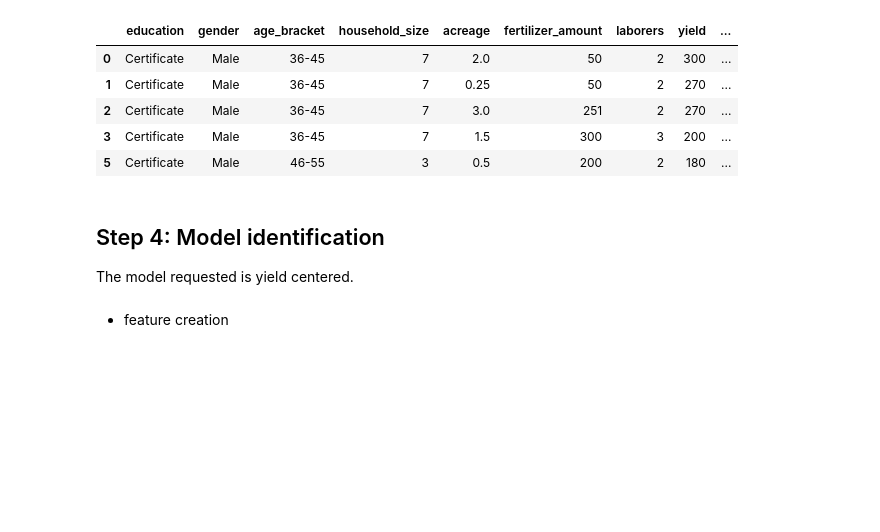
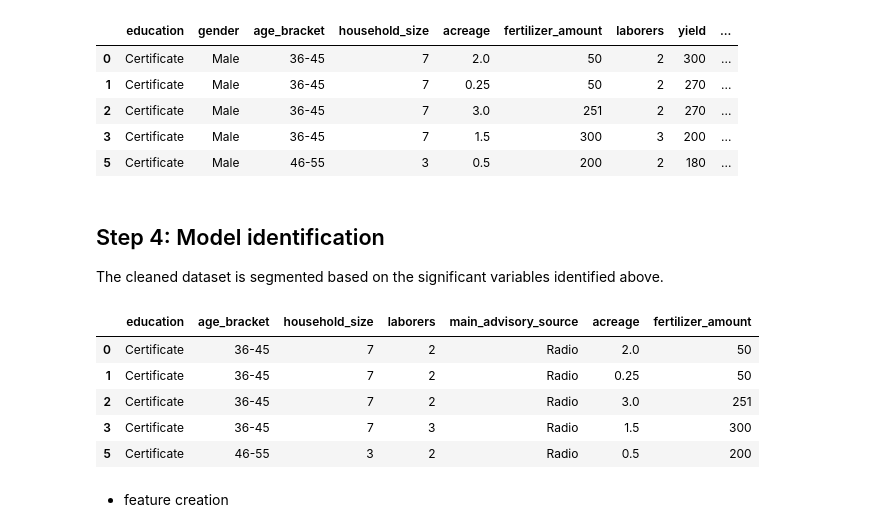
Before and after one commit to bizzaccelerator/midterm-project-mlzoomcamp, a Jupyter notebook: notebook.ipynb, the cells around one changed output. Drawn from its saved outputs; the diff is of its cells as text; code cells hidden in the pictures; blank space fills up the shorter version.

Commit message:
Model identification started.

```diff
--- a/notebook.ipynb
+++ b/notebook.ipynb
@@ -1049,8 +1049,27 @@ corn_subset.head()
 | 2 | Certificate | Male | 36-45 | 7 | 3.0 | 251 | 2 | 270 | ... |
 | 3 | Certificate | Male | 36-45 | 7 | 1.5 | 300 | 3 | 200 | ... |
 | 5 | Certificate | Male | 46-55 | 3 | 0.5 | 200 | 2 | 180 | ... |
+# %%
+# The significant variables identifyed were:
+significant_var = ['education', 'age_bracket', 'household_size', 'laborers', 'main_advisory_source',
+               'acreage', 'fertilizer_amount']
+
+# The not significant variables identifyed were:
+not_significant_var = ['gender', 'main_credit_source', 'farm_records', 'extension_provider',
+                       'advisory_format', 'advisory_language']
 # %% [markdown]
 ## Step 4: Model identification
-The model requested is yield centered.
+The cleaned dataset is segmented based on the significant variables identified above.
+# %%
+corn_cleaned = corn_subset[significant_var]
+corn.reset_index
+corn_cleaned.head()
+# %% [output]
+|  | education | age_bracket | household_size | laborers | main_advisory_source | acreage | fertilizer_amount |
+| 0 | Certificate | 36-45 | 7 | 2 | Radio | 2.0 | 50 |
+| 1 | Certificate | 36-45 | 7 | 2 | Radio | 0.25 | 50 |
+| 2 | Certificate | 36-45 | 7 | 2 | Radio | 3.0 | 251 |
+| 3 | Certificate | 36-45 | 7 | 3 | Radio | 1.5 | 300 |
+| 5 | Certificate | 46-55 | 3 | 2 | Radio | 0.5 | 200 |
 # %% [markdown]
 - feature creation
```
Also changed, not shown: parts of 1 cell of this notebook.
